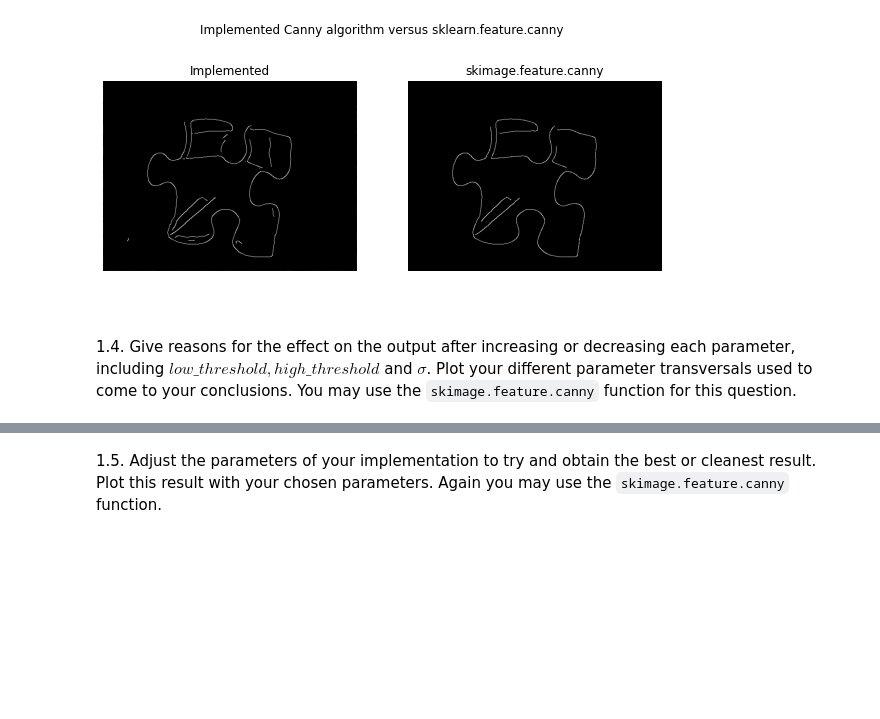
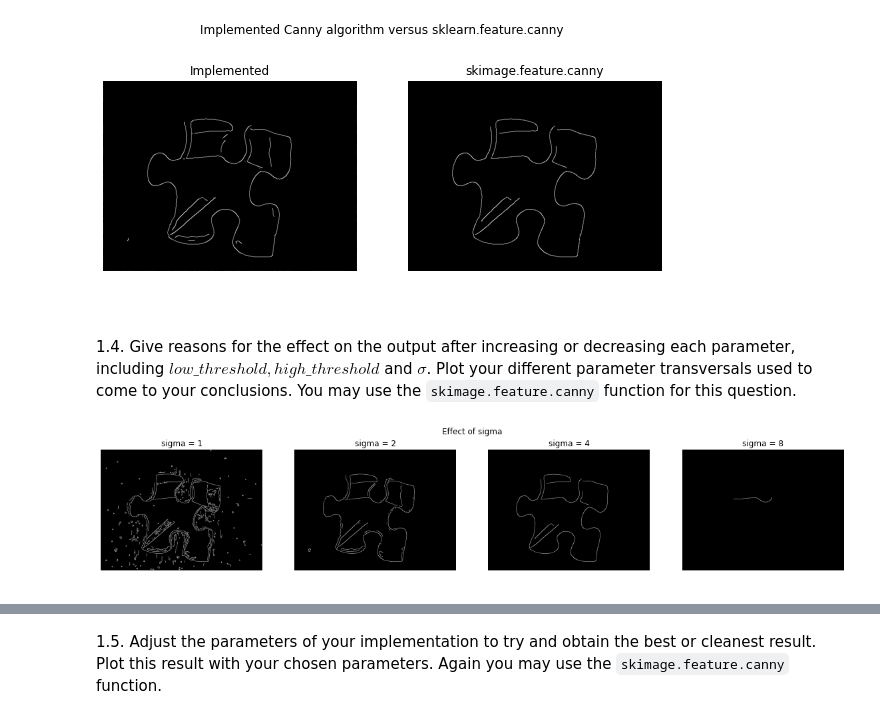
Before and after one commit to cds21199/computer-vision-2021, a Jupyter notebook: lab4/CVLab4_1877342.ipynb, the cells around one changed output, grey strips where cells are left out. Saved outputs shown, nothing was run; the diff lists cells and outputs as text; code cells hidden in the pictures; blank space fills up the shorter version.

```diff
--- a/lab4/CVLab4_1877342.ipynb
+++ b/lab4/CVLab4_1877342.ipynb
@@ -335,0 +337,20 @@ plt.imshow(skimage.feature.canny(gray_image, sigma=sigma, low_threshold=low_thre
+# %%
+# defaults
+sigma = 4
+low_threshold = 0.1
+high_threshold = 0.2
+
+# effects of sigma
+sigmas = [1, 2, 4, 8]
+fig3 = plt.figure(figsize=(20,4))
+plt.axis("Off")
+plt.title("Effect of sigma")
+idx = 1
+for sigma in sigmas:
+  fig3.add_subplot(1, 4, idx)
+  idx += 1
+  plt.axis("Off")
+  plt.title("sigma = %d" % sigma)
+  plt.imshow(skimage.feature.canny(gray_image, sigma, low_threshold, high_threshold), cmap="gray")
+# %% [output]
+[figure, added]
```
Also changed, not shown: parts of 28 cells of this notebook, 1 other file.
